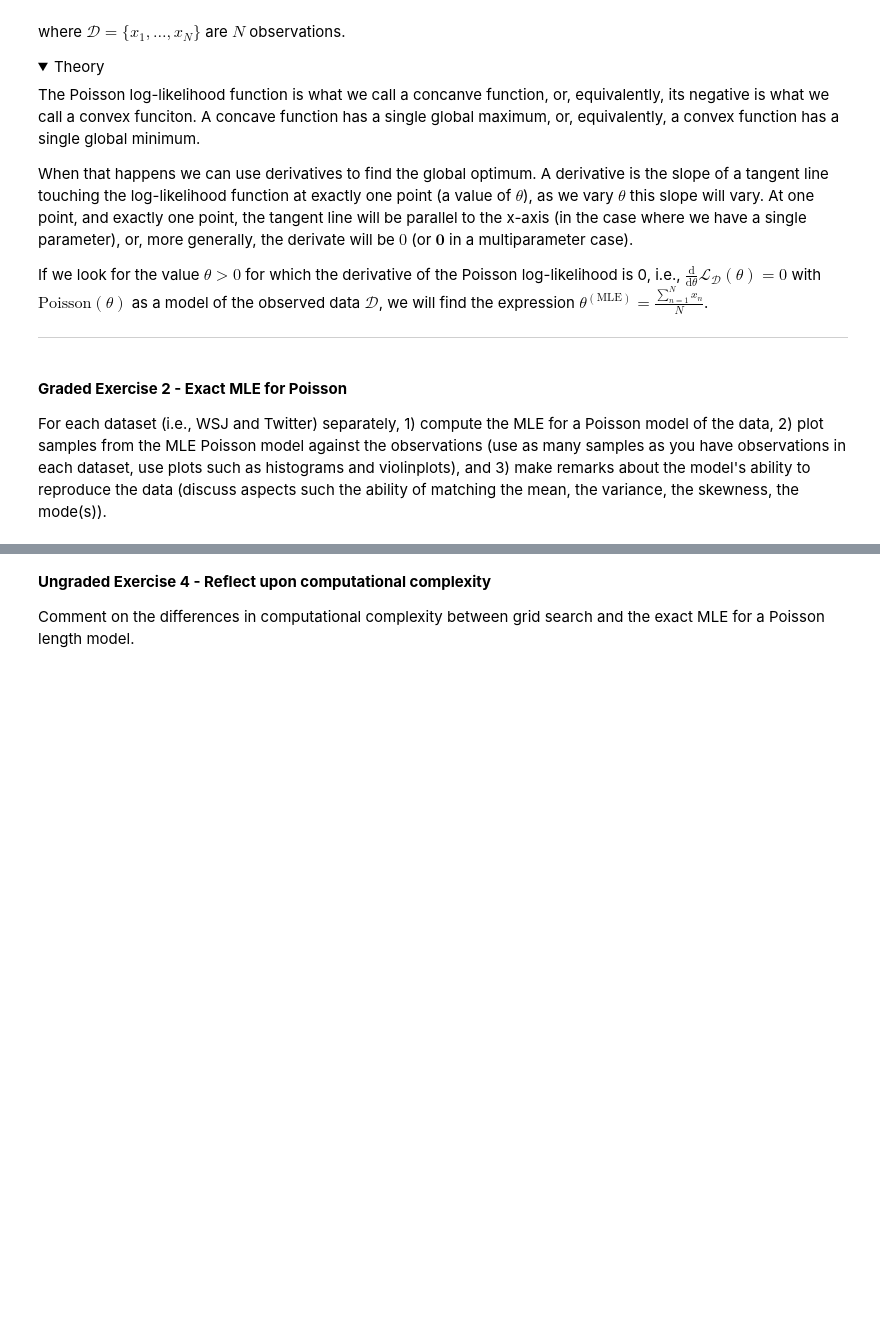
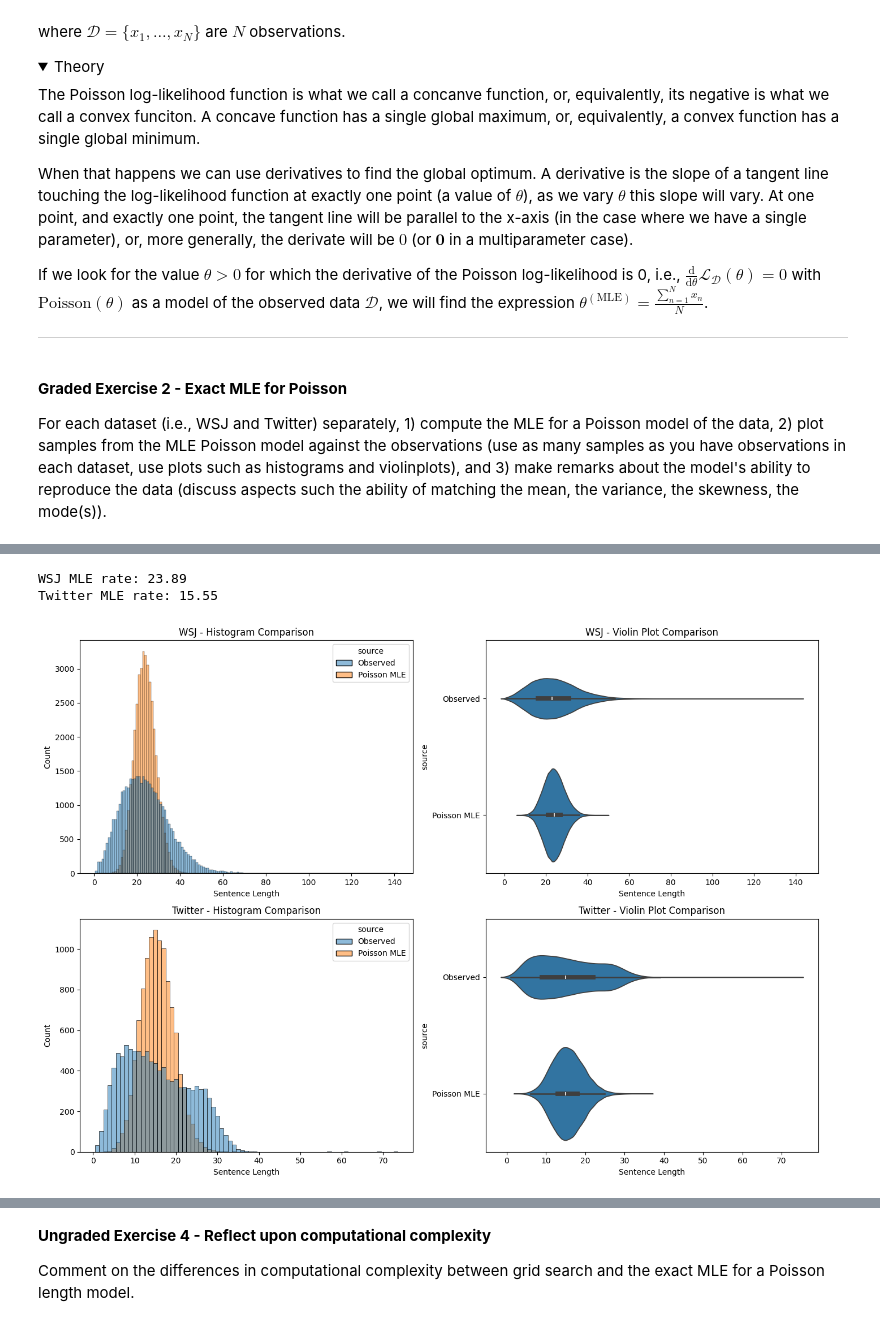
Before and after one commit to valentinaslisser/mlandmlops, a Jupyter notebook: T1.ipynb, the cells around one changed output, grey strips where cells are left out. Drawn from its saved outputs; the diff is of its cells as text; code cells hidden in the pictures; folded sections open; blank space fills up the shorter version.

```diff
--- a/T1.ipynb
+++ b/T1.ipynb
@@ -1055,0 +1062,78 @@ For each dataset (i.e., WSJ and Twitter) separately, 1) compute the MLE for a Po
+# %%
+wsj_mle_rate = np.mean(wsj_lens)
+twitter_mle_rate = np.mean(twitter_lens)
+
+print(f"WSJ MLE rate: {wsj_mle_rate:.2f}")
+print(f"Twitter MLE rate: {twitter_mle_rate:.2f}")
+
+wsj_poisson_samples = st.poisson(wsj_mle_rate).rvs(len(wsj_lens))
+twitter_poisson_samples = st.poisson(twitter_mle_rate).rvs(len(twitter_lens))
+
+wsj_df = pd.DataFrame(
+    [('Observed', x) for x in wsj_lens]
+    + [('Poisson MLE', x) for x in wsj_poisson_samples],
+    columns=['source', 'length']
+)
+
+twitter_df = pd.DataFrame(
+    [('Observed', x) for x in twitter_lens]
+    + [('Poisson MLE', x) for x in twitter_poisson_samples],
+    columns=['source', 'length']
+)
+
+fig, ax = plt.subplots(2, 2, figsize=(14, 10))
+
+sns.histplot(x='length', hue='source', discrete=True, data=wsj_df,
+             stat='count', common_bins=True, ax=ax[0, 0])
+ax[0, 0].set_title('WSJ - Histogram Comparison')
+ax[0, 0].set_xlabel('Sentence Length')
+
+sns.violinplot(x='length', y='source', data=wsj_df, ax=ax[0, 1])
+ax[0, 1].set_title('WSJ - Violin Plot Comparison')
+ax[0, 1].set_xlabel('Sentence Length')
+
+sns.histplot(x='length', hue='source', discrete=True, data=twitter_df,
+             stat='count', common_bins=True, ax=ax[1, 0])
+ax[1, 0].set_title('Twitter - Histogram Comparison')
+ax[1, 0].set_xlabel('Sentence Length')
+
+sns.violinplot(x='length', y='source', data=twitter_df, ax=ax[1, 1])
+ax[1, 1].set_title('Twitter - Violin Plot Comparison')
+ax[1, 1].set_xlabel('Sentence Length')
+
+plt.tight_layout()
+plt.show()
+
+print("\n=== WSJ Statistics ===")
+print("Observed:")
+print(f"  Mean: {np.mean(wsj_lens):.2f}")
+print(f"  Variance: {np.var(wsj_lens):.2f}")
+print(f"  Std: {np.std(wsj_lens):.2f}")
+print(f"  Median: {np.median(wsj_lens):.2f}")
+print(f"  Skewness: {st.skew(wsj_lens):.2f}")
+
+print("\nPoisson MLE:")
+print(f"  Mean: {np.mean(wsj_poisson_samples):.2f}")
+print(f"  Variance: {np.var(wsj_poisson_samples):.2f}")
+print(f"  Std: {np.std(wsj_poisson_samples):.2f}")
+print(f"  Median: {np.median(wsj_poisson_samples):.2f}")
+print(f"  Skewness: {st.skew(wsj_poisson_samples):.2f}")
+
+print("\n=== Twitter Statistics ===")
+print("Observed:")
+print(f"  Mean: {np.mean(twitter_lens):.2f}")
+print(f"  Variance: {np.var(twitter_lens):.2f}")
+print(f"  Std: {np.std(twitter_lens):.2f}")
+print(f"  Median: {np.median(twitter_lens):.2f}")
+print(f"  Skewness: {st.skew(twitter_lens):.2f}")
+
+print("\nPoisson MLE:")
+print(f"  Mean: {np.mean(twitter_poisson_samples):.2f}")
+print(f"  Variance: {np.var(twitter_poisson_samples):.2f}")
+print(f"  Std: {np.std(twitter_poisson_samples):.2f}")
+print(f"  Median: {np.median(twitter_poisson_samples):.2f}")
+print(f"  Skewness: {st.skew(twitter_poisson_samples):.2f}")
+# %% [output]
+WSJ MLE rate: 23.89
+Twitter MLE rate: 15.55
+[figure, added]
```
Also changed, not shown: parts of 5 cells of this notebook.
